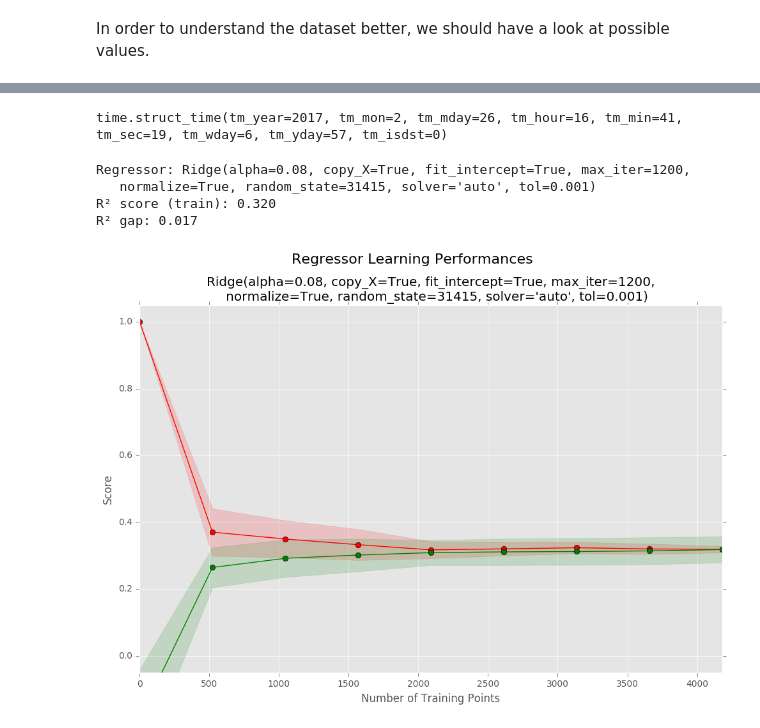
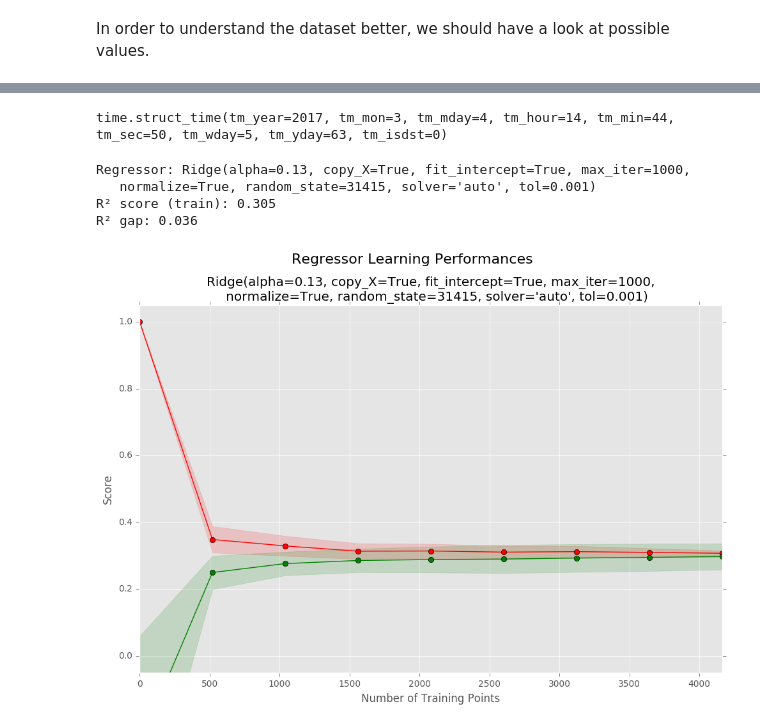
Before and after one commit to otacke/udacity-machine-learning-engineer, a Jupyter notebook: submissions/capstone_project/video_games_sales.ipynb, the cells around one changed output, grey strips where cells are left out. Saved outputs shown, nothing was run; the diff lists cells and outputs as text; code cells hidden in the pictures.

```diff
--- a/submissions/capstone_project/video_games_sales.ipynb
+++ b/submissions/capstone_project/video_games_sales.ipynb
@@ -509 +567,3 @@ dataset1, dataset2 = loadDatasets()
+# %%
+dataset = loadDataset()
 # %%
@@ -722,3 +818,11 @@ In order to understand the dataset better, we should have a look at possible val
 # %%
+# feature generation and removal
+
+# make feature for "platform manufacturer"
+short_dataset = createFeaturePlatformManufacturer(short_dataset)
+
+# make feature for "mobility"
+short_dataset = createFeatureMobility(short_dataset)
+
 # => too many unique values per feature for the dataset size, so features should be removed
-short_dataset1 = short_dataset1.drop(['Name', 'Publisher', 'Developer'], axis=1)
+short_dataset = short_dataset.drop(['Name', 'Publisher', 'Developer'], axis=1)
@@ -793,4 +883,4 @@ plt.savefig('viz/correlations.png')
 # %%
 # convert nominal features to boolean features
-short_dataset1 = convertNominalFeatures(short_dataset1, ['Portable', 'Platform', 'Genre', 'Rating', 'Platform_Manufacturer'])
-short_dataset1 = dropNominalFeatures(short_dataset1)
+short_dataset = convertNominalFeatures(short_dataset, ['Mobility', 'Platform', 'Genre', 'Rating', 'Platform_Manufacturer'])
+short_dataset = dropNominalFeatures(short_dataset)
@@ -877,11 +899,11 @@ axes = scatter_matrix(matrix_dataset1, alpha=0.2, figsize=(12, 7), diagonal='kde
 # %%
 # split data into training set and test set
 # separate features from target values
-features, sales = separateTargetValues(short_dataset1)
+features, sales = separateTargetValues(short_dataset)
 test_features, test_sales = separateTargetValues(test_set1)
 
 # get five best predictors
-#showKBest(features, sales['Global'])
+showKBest(features, sales['Global'])
 
 # shuffle and split the data into training and testing subsets
 X_train, X_test, y_train, y_test = train_test_split(features, sales['Global'], test_size=0.2, random_state=31415)
@@ -898,11 +933,11 @@ random_state = 31415
 n_splits = 20
 test_size = 0.2
 
-# create a RidgeRegression regressor object (best: 0.3096)
+# create a RidgeRegression regressor object
 regressor = Ridge(random_state = random_state)
-params = {'alpha': [0.08, 0.09, 0.1],    # positve float
+params = {'alpha': [0.07, 0.1, 0.13],    # positve float
           'fit_intercept': [True, False], # boolean
-          'max_iter': [1200],             # integer
+          'max_iter': [1000],             # integer
           'normalize': [True, False],     # boolean
           'solver': ['auto'] # {'auto', 'svd', 'cholesky', 'lsqr', 'sparse_cg', 'sag'}
          }
@@ -911,7 +946,7 @@ reg_params[0] = params
 
 # create a support vector regressor object
 regressor = svm.SVR()
-params = {'C': [0.7],
+params = {'C': [0.7, 1.0, 1.3],
           'kernel': ['rbf'],
           'epsilon': [0.27, 0.3, 0.33],
           'gamma': ['auto']
@@ -927,60 +962,59 @@ reg_params[2] = params
 
 # create a LarsLasso regressor object
 regressor = LassoLars()
-params = {'alpha': [0.03, 0.07, 0.1, 0.13],
+params = {'alpha': [0.07, 0.1, 0.13],
           'fit_intercept': [True, False],
           'positive': [True, False],
           'normalize': [True, False],
-          'max_iter': [1200, 1500]
+          'max_iter': [1000]
          }
 regressors[3] = regressor
 reg_params[3] = params
 
 # create a ElasticNet regressor object
 regressor = ElasticNet()
-params = {'alpha': [0.07, 0.1],
-          'l1_ratio': [0, 0.1, 0.2, 0.3],
+params = {'alpha': [0.07, 0.1, 1.3],
+          'l1_ratio': [0.1, 0.3, 0.7],
           'fit_intercept': [True, False],
           'normalize': [True, False],
-          'max_iter' : [1200]
+          'max_iter' : [1000]
          }
 regressors[4] = regressor
 reg_params[4] = params
 
 # create a Neural Network regressor object
 regressor = MLPRegressor(random_state = random_state)
-params = {'hidden_layer_sizes': [(150,), (200,), (250,)],
-          'alpha': [0.00093, 0.00097, 0.0001, 0.00013],
+params = {'hidden_layer_sizes': [(150,)],
           'solver': ['lbfgs', 'sgd', 'adam']
          }
 regressors[5] = regressor
 reg_params[5] = params
 
 total_start_time = time.time()
 display(time.localtime(total_start_time))
 
 results_columns = ['Regressor', 'R2_Train', 'R2_Test', 'R2_Gap', 'Calc_Time', 'Standardized', 'Scaled_0_1', 'Boxcoxed', 'Outlier_Threshold', 'Outlier_Multiety', 'Test_Size', 'N_Splits', 'RND']
 results = pd.DataFrame(columns = results_columns)
 
 for index in range(1):
 #for index in range(len(regressors)):
     start_time = time.time()
     # Fit the training data to the model using grid search
     reg, reg_score_train, reg_score_test, reg_gap = getScores(X_train, y_train, X_test, y_test, regressors[index], reg_params[index], n_splits, test_size, random_state)
     end_time = time.time()
 
     print 'Regressor: {}'.format(reg)
     print 'R² score (train): {:.3f}'.format(reg_score_train)
     print 'R² gap: {:.3f}'.format(reg_gap)
 
     displayLearningCurve(X_train, y_train, reg, n_splits, test_size, random_state, params)
 # %% [output]
-time.struct_time(tm_year=2017, tm_mon=2, tm_mday=26, tm_hour=16, tm_min=41, tm_sec=19, tm_wday=6, tm_yday=57, tm_isdst=0)
+time.struct_time(tm_year=2017, tm_mon=3, tm_mday=4, tm_hour=14, tm_min=44, tm_sec=50, tm_wday=5, tm_yday=63, tm_isdst=0)
-Regressor: Ridge(alpha=0.08, copy_X=True, fit_intercept=True, max_iter=1200,
+Regressor: Ridge(alpha=0.13, copy_X=True, fit_intercept=True, max_iter=1000,
    normalize=True, random_state=31415, solver='auto', tol=0.001)
-R² score (train): 0.320
-R² gap: 0.017
+R² score (train): 0.305
+R² gap: 0.036
-[figure, old version]
+[figure, new version]
 # %%
 #STANDARDIZE_SET   = False
 #SCALE_SET_0_1     = False
```
Also changed, not shown: parts of 50 cells of this notebook.
